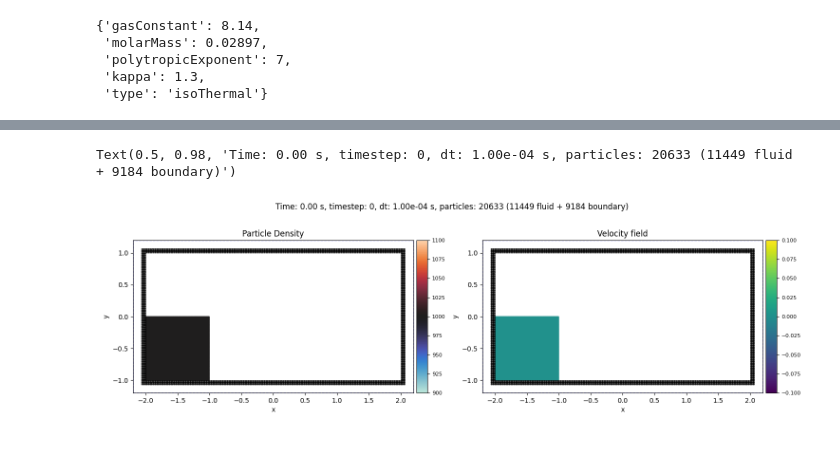
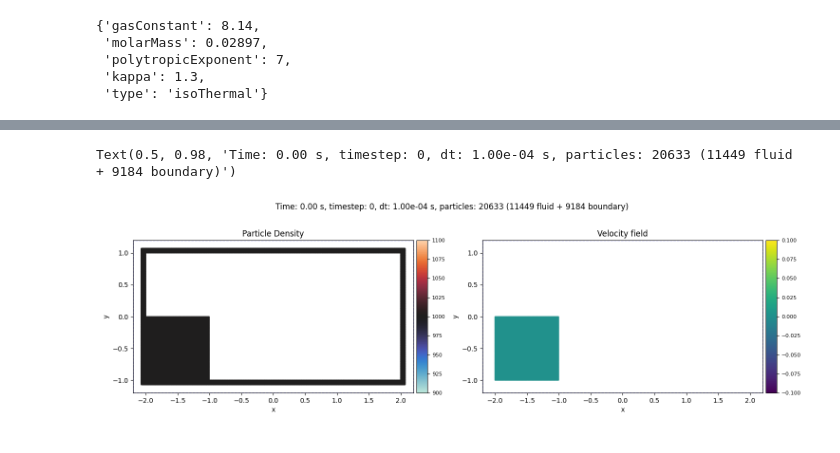
Before and after one commit to wi-re/diffSPH, a Jupyter notebook: partiBench/03_dambreak.ipynb, the cells around one changed output, grey strips where cells are left out. Saved outputs shown, nothing was run; the diff lists cells and outputs as text; code cells hidden in the pictures.

```diff
--- a/partiBench/03_dambreak.ipynb
+++ b/partiBench/03_dambreak.ipynb
@@ -49,7 +49,7 @@ config['boundary']['active'] = True
 config['particle'] = {'nx' : nx}
 config['fluid'] = {'cs' : u_mag * 10}
 config['compute'] = {'device': 'cuda'}
-config['compute'] = {'device': 'cpu'}
+# config['compute'] = {'device': 'cpu'}
 
 config = parseDefaultParameters(config)
 config = parseModuleParameters(config)
@@ -2521,0 +492,18 @@ display(config)
+# %%
+
+from diffSPH.v2.finiteDifference import centralDifferenceStencil, continuousGradient
+p = perennialState['boundary']['positions']
+# inner()
+sdf = inner
+h = config['particle']['support']
+
+stencil = centralDifferenceStencil(1, 2)
+stencil = stencil.to(p.device)
+sdfValues = sdf(p.cpu()).to(p.device)
+
+sdfGradient = continuousGradient(sdf, p, stencil, 0.2 * h, 1)
+perennialState['boundary']['normals'] = -sdfGradient / (torch.linalg.norm(sdfGradient, dim = 1, keepdim = True) + 1e-6)
+perennialState['boundary']['distances'] = sdfValues
+# %%
+config['diffusion']['pi-switch']=False
+config['shifting']
@@ -2524,35 +566,35 @@ display(config)
 # %%
 fig, axis = plt.subplots(1,2, figsize = (15,5), squeeze = False)
 s = 1
 
 visualizationState = prepVisualizationState(perennialState, config, grid = True)
 # plotRegions(regions, axis[0,0])
 # plotRegions(regions, axis[0,1])
 
 indexPlot = visualizeParticleQuantity(fig, axis[0,0], config, visualizationState, quantity = 'densities', mapping = '.x', s = s,
-                          scaling = 'sym', gridVisualization=False, cmap = 'icefire', title = 'Particle Density', which = 'fluid', plotBoth = False, midPoint = config['fluid']['rho0'])
+                          scaling = 'sym', gridVisualization=False, cmap = 'icefire', title = 'Particle Density', which = 'both', plotBoth = True, midPoint = config['fluid']['rho0'])
 quantPlot = visualizeParticleQuantity(fig, axis[0,1], config, visualizationState, quantity = 'velocities', mapping = 'L2', s = s,
                           scaling = 'lin', gridVisualization=False, cmap = 'viridis', streamLines = False, operation = None, title = 'Velocity field', plotBoth = False)
 
 
-axis[0,0].scatter(
-    perennialState['boundary']['positions'][:,0].detach().cpu().numpy(),
-    perennialState['boundary']['positions'][:,1].detach().cpu().numpy(),
-    c = 'black',
-    marker = 'x',
-    s = 1,
-    alpha = 0.5)
-axis[0,1].scatter(
-    perennialState['boundary']['positions'][:,0].detach().cpu() .numpy(),
-    perennialState['boundary']['positions'][:,1].detach().cpu().numpy(),
-    c = 'black',
-    marker = 'x',
-    s = 1,
-    alpha = 0.5)
+# axis[0,0].scatter(
+#     perennialState['boundary']['positions'][:,0].detach().cpu().numpy(),
+#     perennialState['boundary']['positions'][:,1].detach().cpu().numpy(),
+#     c = 'black',
+#     marker = 'x',
+#     s = 1,
+#     alpha = 0.5)
+# axis[0,1].scatter(
+#     perennialState['boundary']['positions'][:,0].detach().cpu() .numpy(),
+#     perennialState['boundary']['positions'][:,1].detach().cpu().numpy(),
+#     c = 'black',
+#     marker = 'x',
+#     s = 1,
+#     alpha = 0.5)
 
 fig.tight_layout()
 
 fig.suptitle(f'Time: {perennialState["time"]:.2f} s, timestep: {perennialState["timestep"]}, dt: {perennialState["dt"]:.2e} s, particles: {perennialState["fluid"]["numParticles"] + perennialState["boundary"]["numParticles"]} ({perennialState["fluid"]["numParticles"]} fluid + {perennialState["boundary"]["numParticles"]} boundary)')
 # %% [output]
 Text(0.5, 0.98, 'Time: 0.00 s, timestep: 0, dt: 1.00e-04 s, particles: 20633 (11449 fluid + 9184 boundary)')
-[figure, old version]
+[figure, new version]
```
Also changed, not shown: parts of 156 cells of this notebook, 11 other files.
